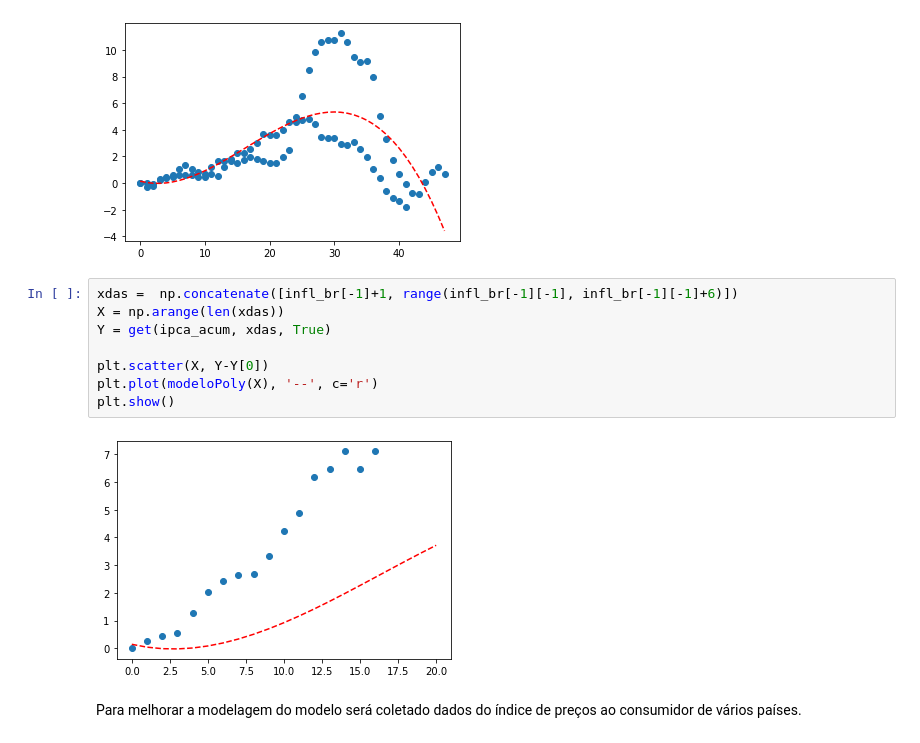
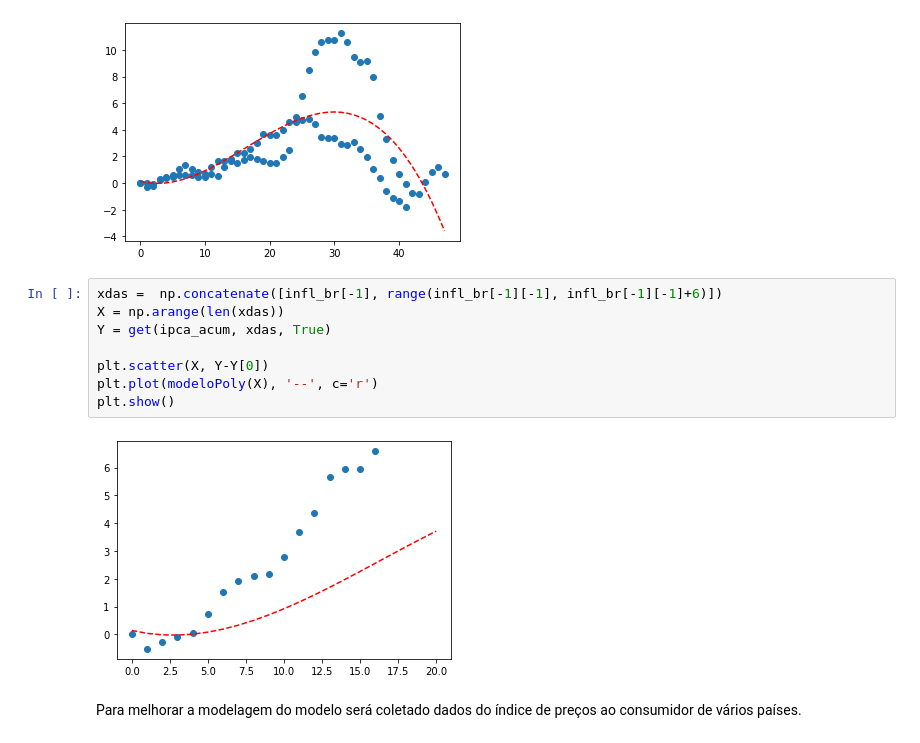
Before and after one commit to JairoSSantos/BR-infla-analise, a Jupyter notebook: analise.ipynb, the cells around one changed output. Cells and saved outputs as stored; diff of their text form.

```diff
--- a/analise.ipynb
+++ b/analise.ipynb
@@ -432,15 +437,15 @@ plt.show()
 # %% [output]
 [figure]
 # %%
-xdas =  np.concatenate([infl_br[-1]+1, range(infl_br[-1][-1], infl_br[-1][-1]+6)])
+xdas =  np.concatenate([infl_br[-1], range(infl_br[-1][-1], infl_br[-1][-1]+6)])
 X = np.arange(len(xdas))
 Y = get(ipca_acum, xdas, True)
 
 plt.scatter(X, Y-Y[0])
 plt.plot(modeloPoly(X), '--', c='r')
 plt.show()
 # %% [output]
-[figure, old version]
+[figure, new version]
 # %% [markdown]
 Para melhorar a modelagem do modelo será coletado dados do índice de preços ao consumidor de vários países.
 # %%
```
Also changed, not shown: parts of 12 cells of this notebook, 3 other files.
